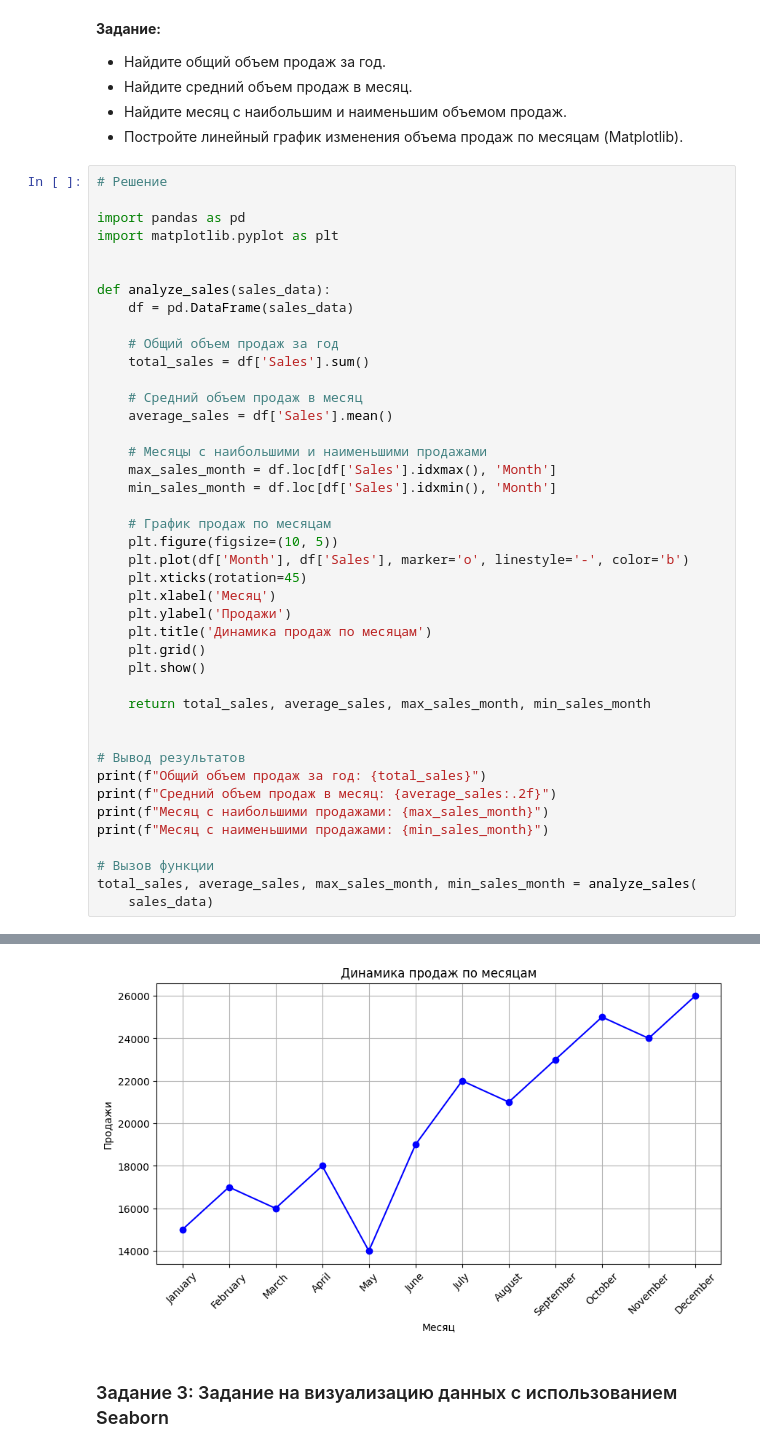
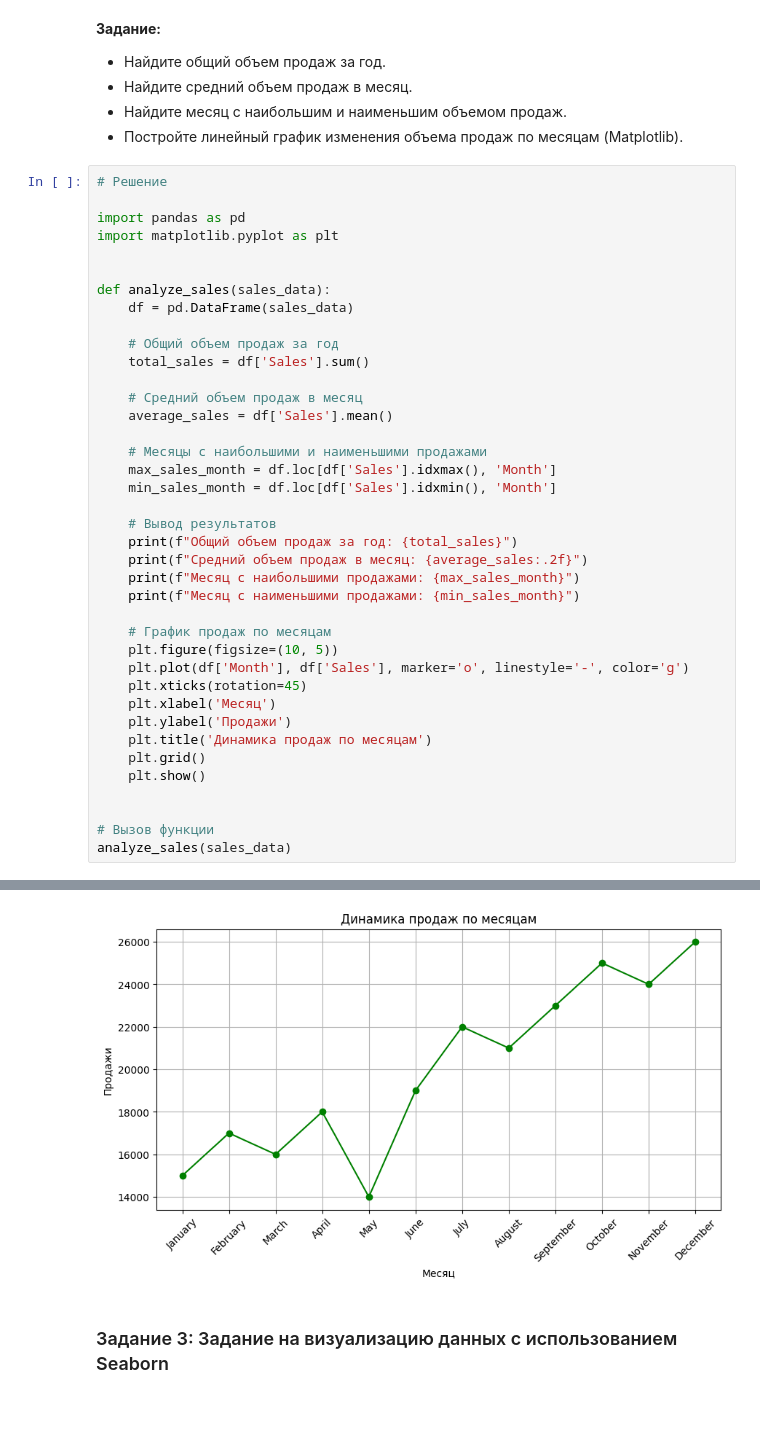
Before and after one commit to antontravkin/python_rtk, a Jupyter notebook: part 2/Lesson 4/Домашнее_задание 2.ipynb, the cells around one changed output, grey strips where cells are left out. Drawn from its saved outputs; the diff is of its cells as text; blank space fills up the shorter version.

```diff
--- a/part 2/Lesson 4/Домашнее_задание 2.ipynb
+++ b/part 2/Lesson 4/Домашнее_задание 2.ipynb
@@ -123,45 +121,42 @@ import matplotlib.pyplot as plt
 
 def analyze_sales(sales_data):
     df = pd.DataFrame(sales_data)
 
     # Общий объем продаж за год
     total_sales = df['Sales'].sum()
 
     # Средний объем продаж в месяц
     average_sales = df['Sales'].mean()
 
     # Месяцы с наибольшими и наименьшими продажами
     max_sales_month = df.loc[df['Sales'].idxmax(), 'Month']
     min_sales_month = df.loc[df['Sales'].idxmin(), 'Month']
 
+    # Вывод результатов
+    print(f"Общий объем продаж за год: {total_sales}")
+    print(f"Средний объем продаж в месяц: {average_sales:.2f}")
+    print(f"Месяц с наибольшими продажами: {max_sales_month}")
+    print(f"Месяц с наименьшими продажами: {min_sales_month}")
+
     # График продаж по месяцам
     plt.figure(figsize=(10, 5))
-    plt.plot(df['Month'], df['Sales'], marker='o', linestyle='-', color='b')
+    plt.plot(df['Month'], df['Sales'], marker='o', linestyle='-', color='g')
     plt.xticks(rotation=45)
     plt.xlabel('Месяц')
     plt.ylabel('Продажи')
     plt.title('Динамика продаж по месяцам')
     plt.grid()
     plt.show()
 
-    return total_sales, average_sales, max_sales_month, min_sales_month
-
-
-# Вывод результатов
-print(f"Общий объем продаж за год: {total_sales}")
-print(f"Средний объем продаж в месяц: {average_sales:.2f}")
-print(f"Месяц с наибольшими продажами: {max_sales_month}")
-print(f"Месяц с наименьшими продажами: {min_sales_month}")
 
 # Вызов функции
-total_sales, average_sales, max_sales_month, min_sales_month = analyze_sales(
-    sales_data)
+analyze_sales(sales_data)
 # %% [output]
 Общий объем продаж за год: 240000
 Средний объем продаж в месяц: 20000.00
 Месяц с наибольшими продажами: December
 Месяц с наименьшими продажами: May
-[figure, old version]
+[figure, new version]
 # %% [markdown]
 ### Задание 3: Задание на визуализацию данных с использованием Seaborn
 # %% [markdown]
```
Also changed, not shown: parts of 4 cells of this notebook, 1 other file.
